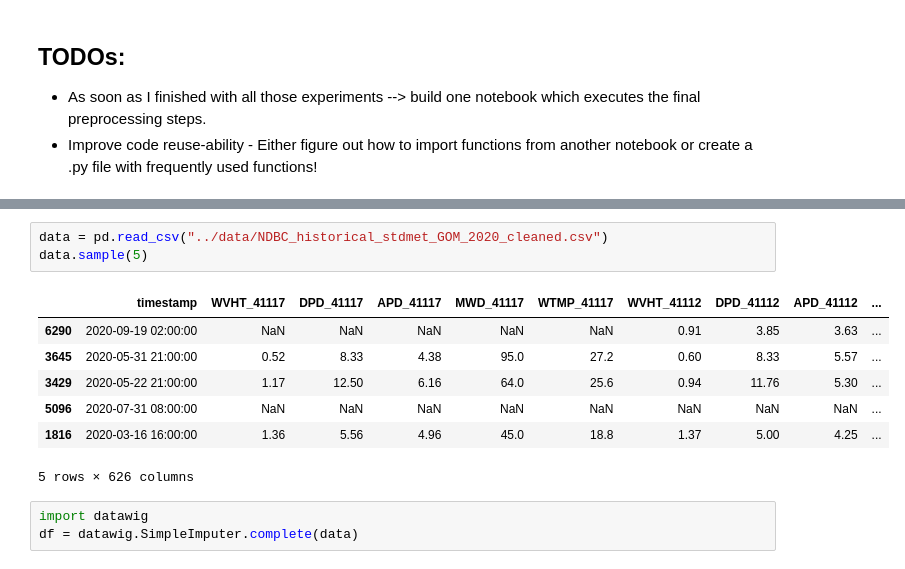
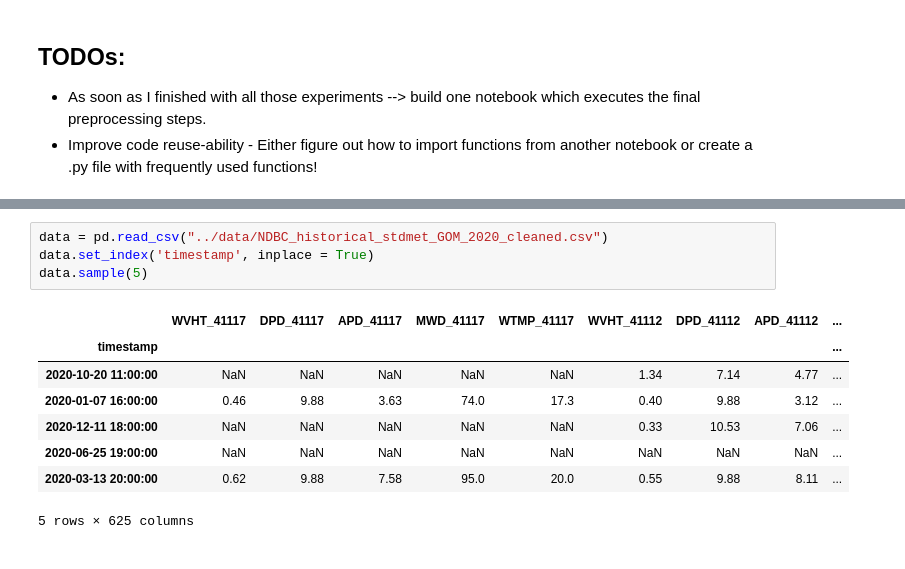
Before and after one commit to elsandner/Master_Project, a Jupyter notebook: NDBC Buoy Data/NaN_imputation.ipynb, the cells around one changed output, grey strips where cells are left out. Saved outputs shown, nothing was run; the diff lists cells and outputs as text.

```diff
--- a/NDBC Buoy Data/NaN_imputation.ipynb
+++ b/NDBC Buoy Data/NaN_imputation.ipynb
@@ -27,14 +36,13 @@ import pandas as pd
 # %%
 data = pd.read_csv("../data/NDBC_historical_stdmet_GOM_2020_cleaned.csv")
+data.set_index('timestamp', inplace = True)
 data.sample(5)
 # %% [output]
-|  | timestamp | WVHT_41117 | DPD_41117 | APD_41117 | MWD_41117 | WTMP_41117 | WVHT_41112 | DPD_41112 | APD_41112 | ... |
-| 6290 | 2020-09-19 02:00:00 | NaN | NaN | NaN | NaN | NaN | 0.91 | 3.85 | 3.63 | ... |
-| 3645 | 2020-05-31 21:00:00 | 0.52 | 8.33 | 4.38 | 95.0 | 27.2 | 0.60 | 8.33 | 5.57 | ... |
-| 3429 | 2020-05-22 21:00:00 | 1.17 | 12.50 | 6.16 | 64.0 | 25.6 | 0.94 | 11.76 | 5.30 | ... |
-| 5096 | 2020-07-31 08:00:00 | NaN | NaN | NaN | NaN | NaN | NaN | NaN | NaN | ... |
-| 1816 | 2020-03-16 16:00:00 | 1.36 | 5.56 | 4.96 | 45.0 | 18.8 | 1.37 | 5.00 | 4.25 | ... |
+|  | WVHT_41117 | DPD_41117 | APD_41117 | MWD_41117 | WTMP_41117 | WVHT_41112 | DPD_41112 | APD_41112 | ... |
+| timestamp |  |  |  |  |  |  |  |  | ... |
+| 2020-10-20 11:00:00 | NaN | NaN | NaN | NaN | NaN | 1.34 | 7.14 | 4.77 | ... |
+| 2020-01-07 16:00:00 | 0.46 | 9.88 | 3.63 | 74.0 | 17.3 | 0.40 | 9.88 | 3.12 | ... |
+| 2020-12-11 18:00:00 | NaN | NaN | NaN | NaN | NaN | 0.33 | 10.53 | 7.06 | ... |
+| 2020-06-25 19:00:00 | NaN | NaN | NaN | NaN | NaN | NaN | NaN | NaN | ... |
+| 2020-03-13 20:00:00 | 0.62 | 9.88 | 7.58 | 95.0 | 20.0 | 0.55 | 9.88 | 8.11 | ... |
-5 rows × 626 columns
+5 rows × 625 columns
-# %%
-import datawig
-df = datawig.SimpleImputer.complete(data)
```
Also changed, not shown: parts of 21 cells of this notebook, 4 other files.
